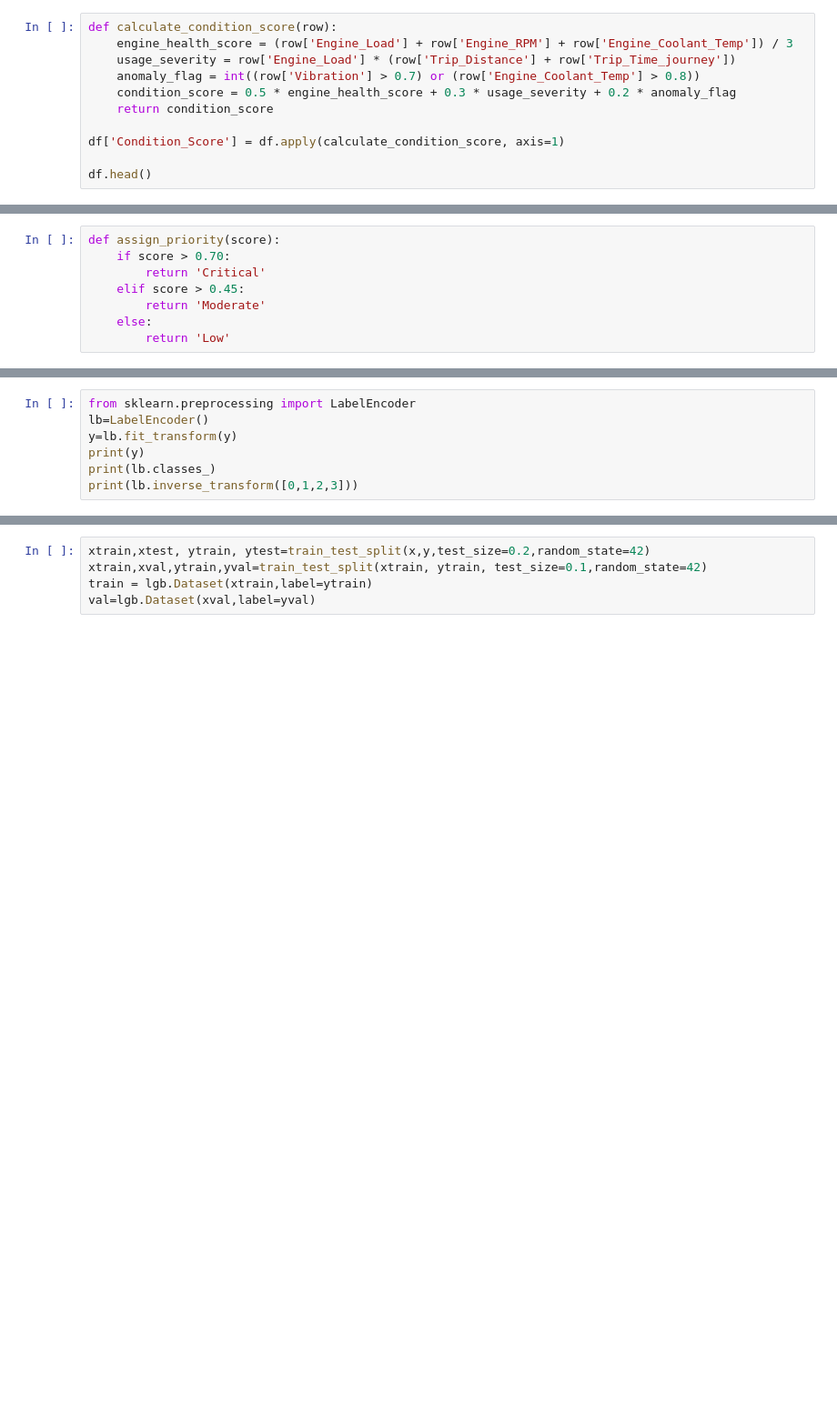
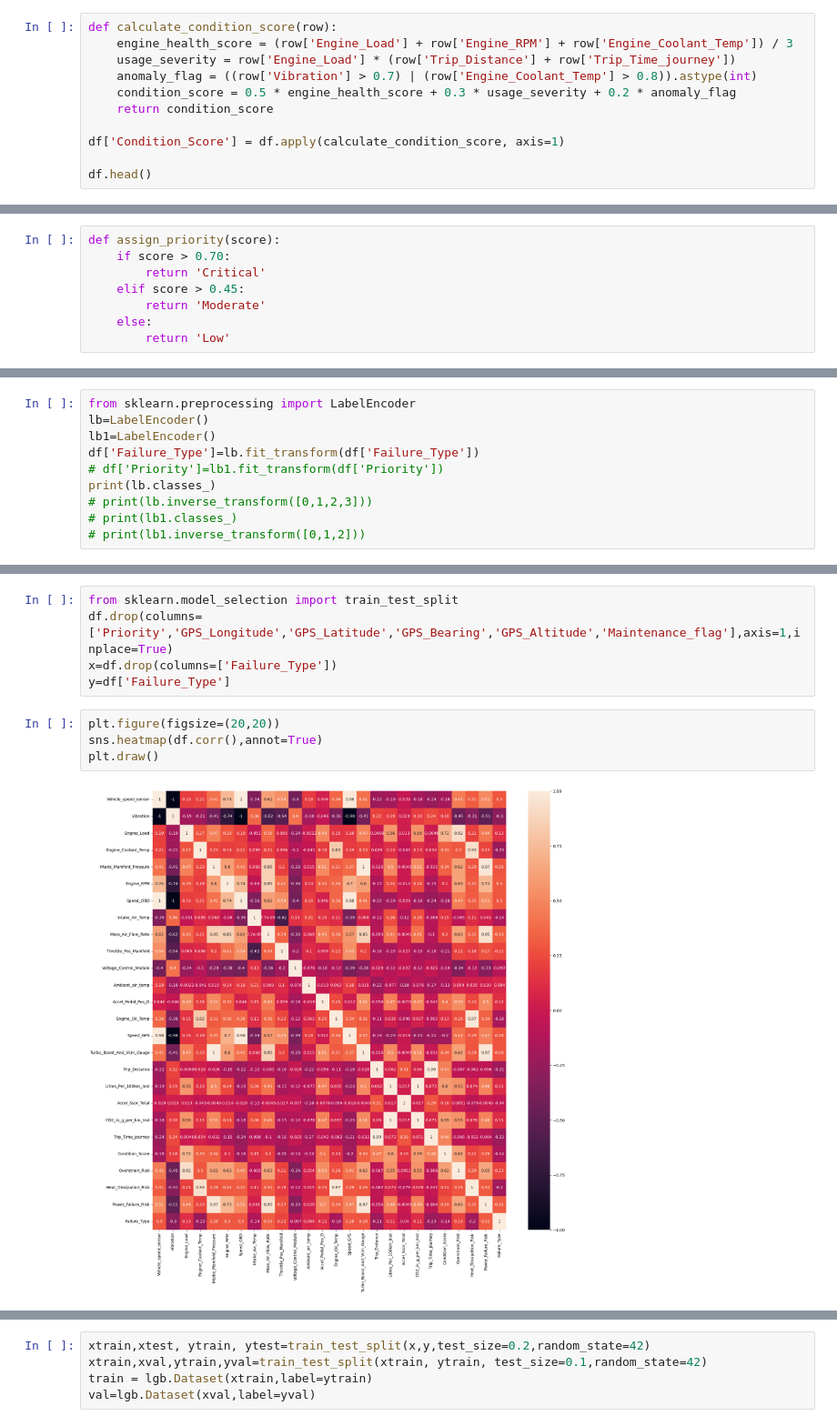
Before and after one commit to aneeshsg/AI-Driven-Priority-Maintenance-for-Automotive-Systems, a Jupyter notebook: predictive maintenance.ipynb, the cells around one changed output, grey strips where cells are left out. Shown at 91% size. Cells and saved outputs as stored; diff of their text form; blank space fills up the shorter version.

```diff
--- a/predictive maintenance.ipynb
+++ b/predictive maintenance.ipynb
@@ -28,7 +86,7 @@ df.head(50)
 def calculate_condition_score(row):
     engine_health_score = (row['Engine_Load'] + row['Engine_RPM'] + row['Engine_Coolant_Temp']) / 3
     usage_severity = row['Engine_Load'] * (row['Trip_Distance'] + row['Trip_Time_journey'])
-    anomaly_flag = int((row['Vibration'] > 0.7) or (row['Engine_Coolant_Temp'] > 0.8))
+    anomaly_flag = ((row['Vibration'] > 0.7) | (row['Engine_Coolant_Temp'] > 0.8)).astype(int)
     condition_score = 0.5 * engine_health_score + 0.3 * usage_severity + 0.2 * anomaly_flag
     return condition_score
 
@@ -115,7 +236,10 @@ y=df1['Failure_Type']
 # %%
 from sklearn.preprocessing import LabelEncoder
 lb=LabelEncoder()
-y=lb.fit_transform(y)
-print(y)
+lb1=LabelEncoder()
+df['Failure_Type']=lb.fit_transform(df['Failure_Type'])
+# df['Priority']=lb1.fit_transform(df['Priority'])
 print(lb.classes_)
-print(lb.inverse_transform([0,1,2,3]))
+# print(lb.inverse_transform([0,1,2,3]))
+# print(lb1.classes_)
+# print(lb1.inverse_transform([0,1,2]))
@@ -121,0 +249,11 @@ print(lb.inverse_transform([0,1,2,3]))
+# %%
+from sklearn.model_selection import train_test_split
+df.drop(columns=['Priority','GPS_Longitude','GPS_Latitude','GPS_Bearing','GPS_Altitude','Maintenance_flag'],axis=1,inplace=True)
+x=df.drop(columns=['Failure_Type'])
+y=df['Failure_Type']
+# %%
+plt.figure(figsize=(20,20))
+sns.heatmap(df.corr(),annot=True)
+plt.draw()
+# %% [output]
+[figure, added]
```
Also changed, not shown: parts of 20 cells of this notebook.
